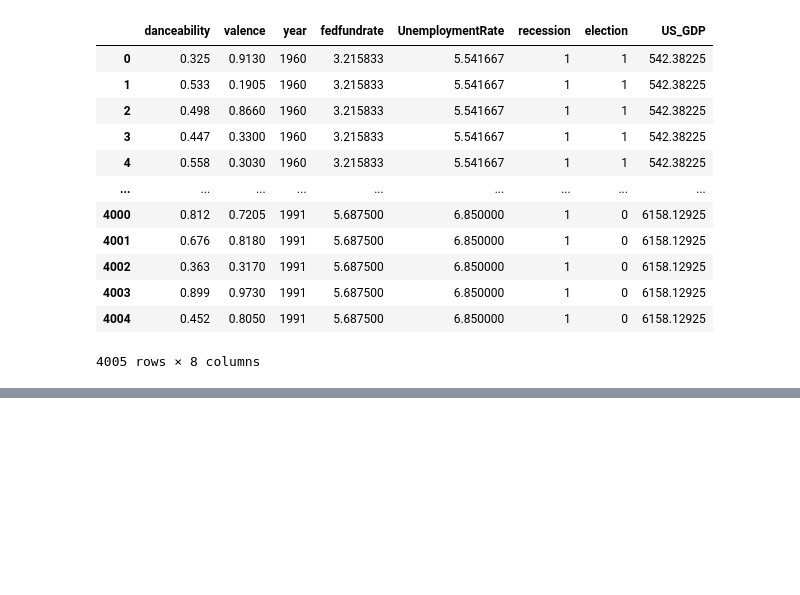
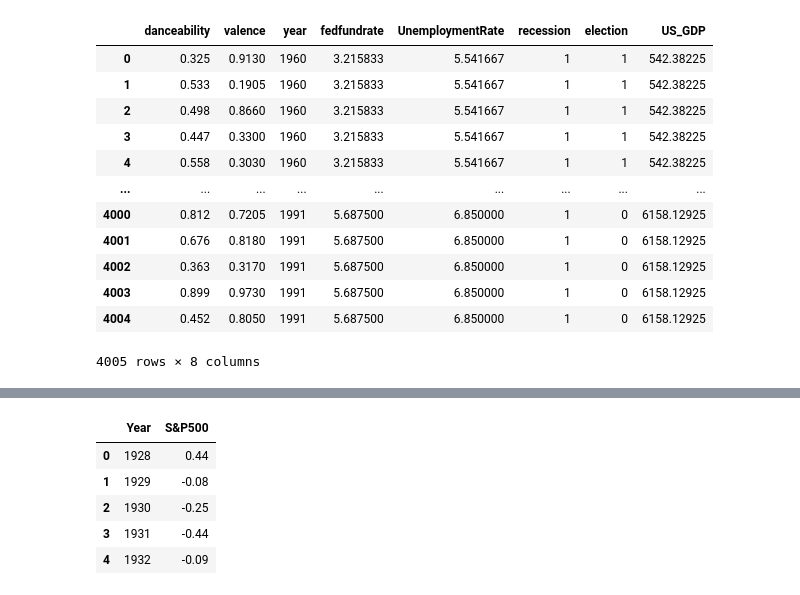
Before and after one commit to yp358/info2950-proj, a Jupyter notebook: final_cleaned_data.ipynb, the cells around one changed output, grey strips where cells are left out. Cells and saved outputs as stored; diff of their text form; code cells hidden in the pictures; blank space fills up the shorter version.

```diff
--- a/final_cleaned_data.ipynb
+++ b/final_cleaned_data.ipynb
@@ -443,0 +384,13 @@ cleandata
+# %%
+stocks['Year'] = pd.to_datetime(stocks['Year'], format='%Y')
+stocks['Year'] = stocks['Year'].dt.year
+stocks['S&P500'] = stocks['S&P500'].astype(float)
+
+stocks.head()
+# %% [output]
+|  | Year | S&P500 |
+| 0 | 1928 | 0.44 |
+| 1 | 1929 | -0.08 |
+| 2 | 1930 | -0.25 |
+| 3 | 1931 | -0.44 |
+| 4 | 1932 | -0.09 |
```
Also changed, not shown: parts of 94 cells of this notebook, 6 other files.
